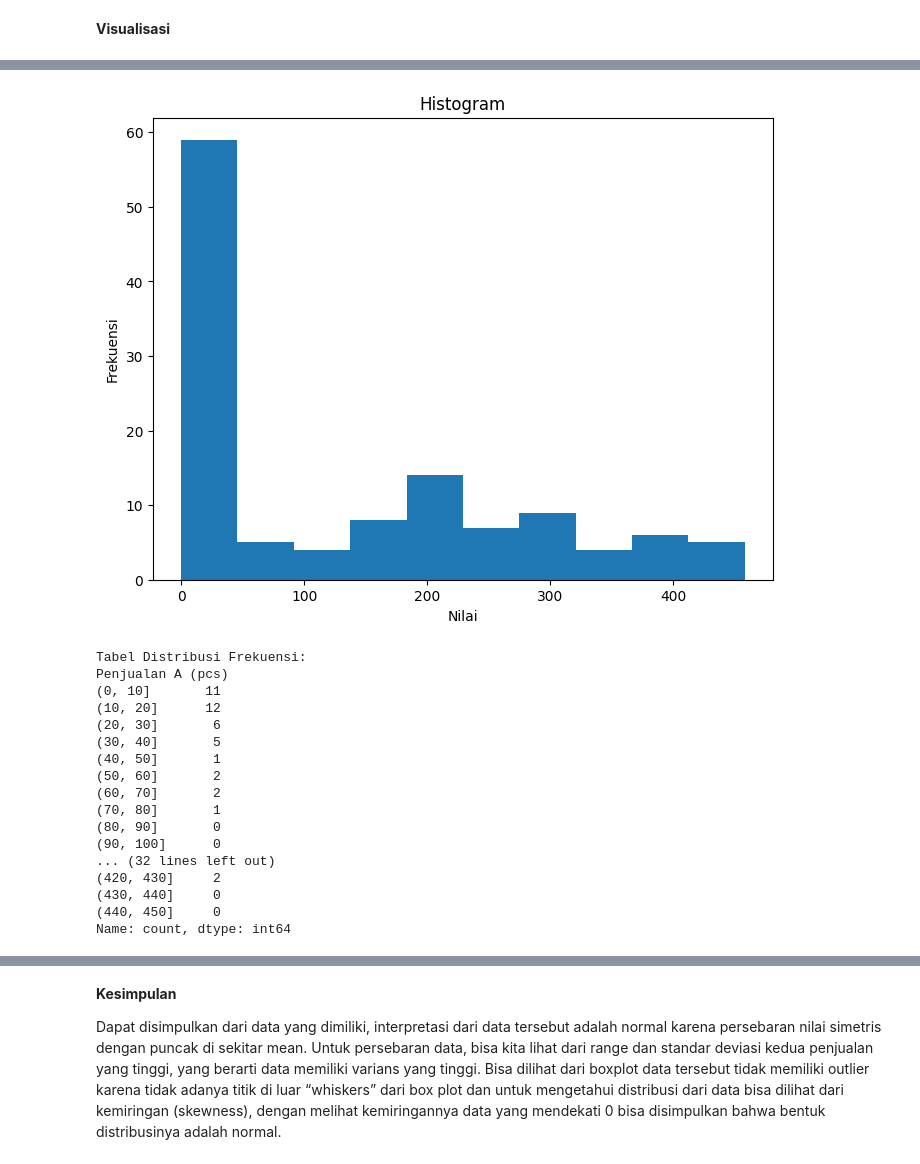
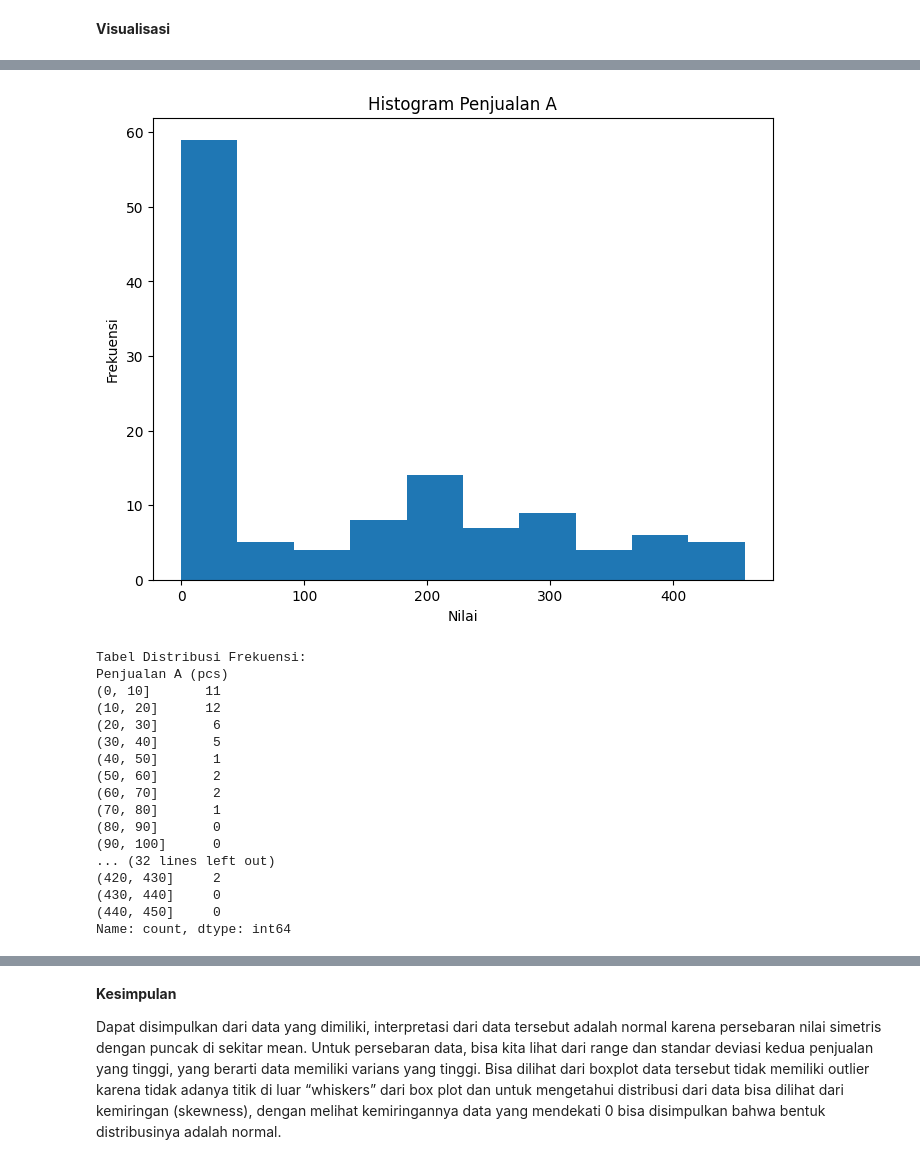
Before and after one commit to baksoogoreng/StatProb-Task-1, a Jupyter notebook: Module 1.1 Practice.ipynb, the cells around one changed output, grey strips where cells are left out. Saved outputs shown, nothing was run; the diff lists cells and outputs as text; code cells hidden in the pictures.

```diff
--- a/Module 1.1 Practice.ipynb
+++ b/Module 1.1 Practice.ipynb
@@ -165,31 +167,31 @@ Name: count, dtype: int64
 # %%
 df = pd.read_excel('Dataset.xlsx', sheet_name='Sheet1')
 
 data = df['Penjualan A (pcs)'].dropna()
 
 plt.figure(figsize=(8, 6))
 plt.hist(data)
-plt.title("Histogram")
+plt.title("Histogram Penjualan A")
 plt.xlabel("Nilai")
 plt.ylabel("Frekuensi")
 plt.show()
 
 bins = np.arange(min(data), max(data), 10)
 frequency_table = pd.cut(data, bins=bins).value_counts().sort_index()
 print("Tabel Distribusi Frekuensi:")
 print(frequency_table)
 
 midpoints = 0.5 * (bins[1:] + bins[:-1])
 frequencies = frequency_table.values
 plt.figure(figsize=(10, 6))
 plt.plot(midpoints, frequencies, marker='o', linestyle='-', color='b')  # Membuat poligon frekuensi
-plt.title("Poligon Frekuensi")
+plt.title("Poligon Frekuensi Penjualan A")
 plt.xlabel("Nilai")
 plt.ylabel("Frekuensi")
 plt.grid(True)
 plt.show()
 # %% [output]
-[figure, old version]
+[figure, new version]
 Tabel Distribusi Frekuensi:
 Penjualan A (pcs)
 (0, 10]       11
```
Also changed, not shown: parts of 10 cells of this notebook.
